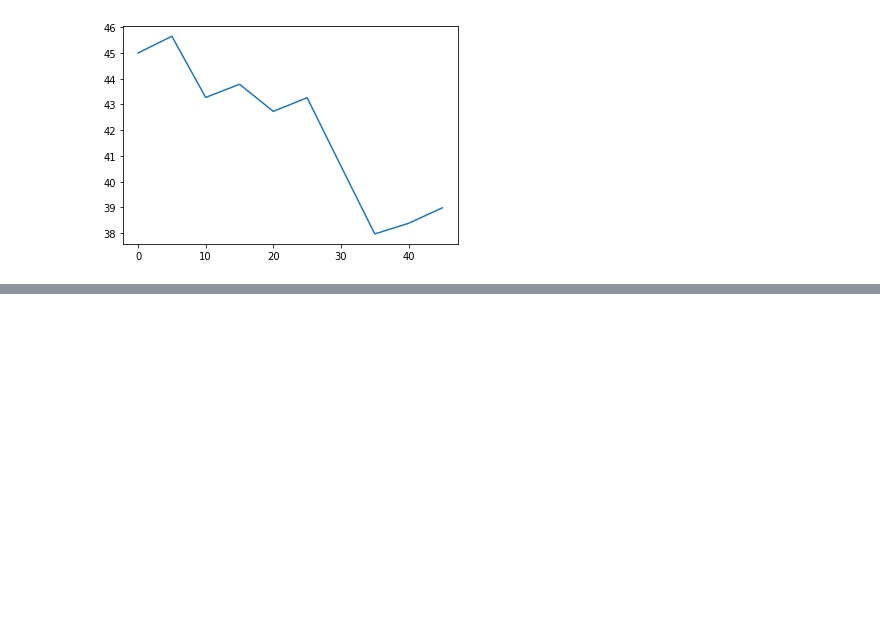
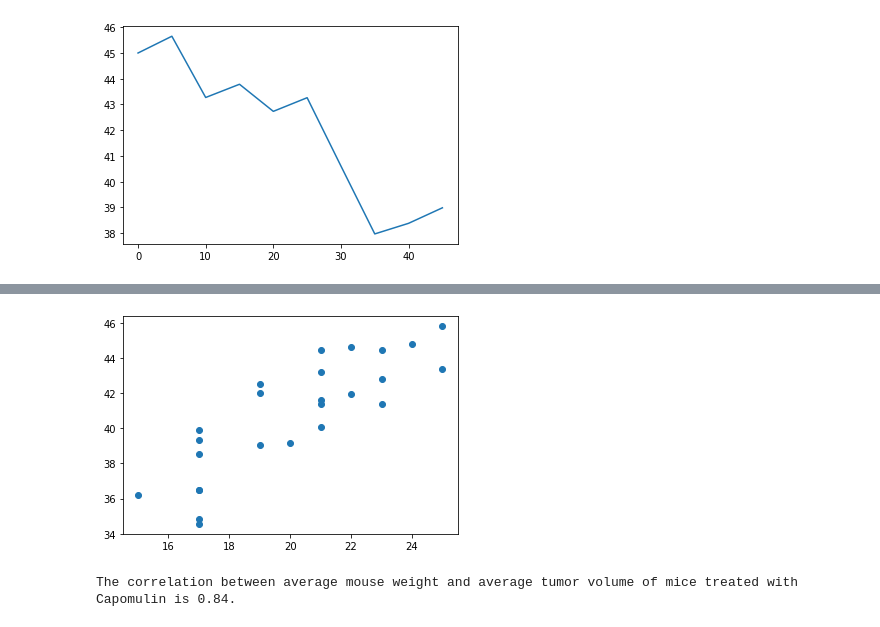
Before and after one commit to Wheezyotter/data_visualization-challenge, a Jupyter notebook: pymaceuticals.ipynb, the cells around one changed output, grey strips where cells are left out. Drawn from its saved outputs; the diff is of its cells as text; code cells hidden in the pictures; blank space fills up the shorter version.

```diff
--- a/pymaceuticals.ipynb
+++ b/pymaceuticals.ipynb
@@ -243,5 +243,7 @@ plt.show()
 # %% [output]
 [figure]
 # %%
-# tumor_vol_capomulin= clean_mouse_study.loc[(clean_mouse_study["Drug Regimen"] == "Capomulin")]
-# tumor_vol_capomulin
+mouse_data_capomulin = clean_mouse_study.loc[(clean_mouse_study["Drug Regimen"] == "Capomulin")]
+mouse_data_cap_byMouse = mouse_data_capomulin.groupby(["Mouse ID"])
+mouse_data_cap_byMouse_avg = mouse_data_cap_byMouse.mean()
+mouse_data_cap_byMouse_avg
@@ -247,0 +269,17 @@ plt.show()
+# %%
+weights_cap_avg = mouse_data_cap_byMouse_avg["Weight (g)"]
+tumor_vol_cap_avg = mouse_data_cap_byMouse_avg["Tumor Volume (mm3)"]
+
+fig1, ax1 = plt.subplots()
+ax1.scatter(weights_cap_avg, tumor_vol_cap_avg)
+
+# FORMAT!
+
+plt.show()
+# %% [output]
+[figure, added]
+# %%
+correlation = st.pearsonr(weights_cap_avg, tumor_vol_cap_avg)
+print(f"The correlation between average mouse weight and average tumor volume of mice treated with Capomulin is {round(correlation[0], 2)}.")
+# %% [output]
+The correlation between average mouse weight and average tumor volume of mice treated with Capomulin is 0.84.
```
Also changed, not shown: parts of 2 cells of this notebook.
